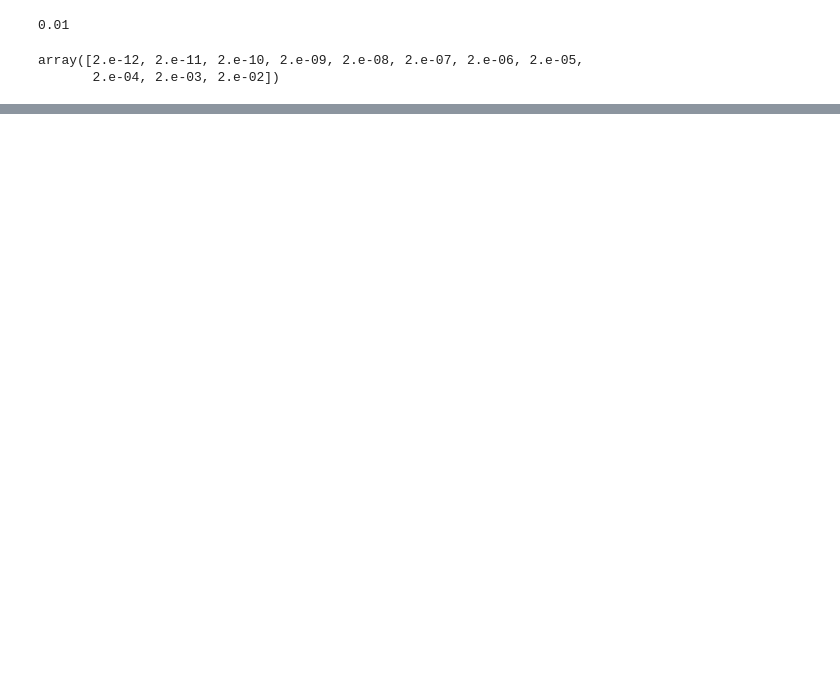
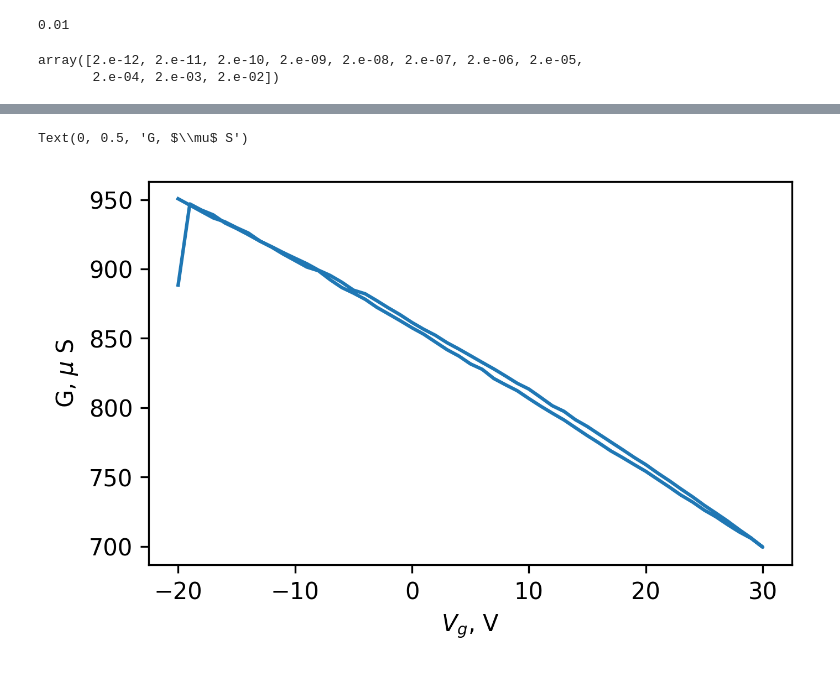
Before and after one commit to colnio/NUSLab, a Jupyter notebook: tst.ipynb, the cells around one changed output, grey strips where cells are left out. Cells and saved outputs as stored; diff of their text form; code cells hidden in the pictures; blank space fills up the shorter version.

```diff
--- a/tst.ipynb
+++ b/tst.ipynb
@@ -389,0 +313,4 @@ I, V
+# %%
+file = r"D:\Iurii\2025-10-26\gr_mobility_1_t1t6\data\FourProbeFET_gr_mobility_1_t1t6_FETFProbe_2025-10-26 15-07-41.data"
+df = pd.read_csv(file)
+df
@@ -389,0 +331,10 @@ I, V
+# %%
+plt.figure(figsize=(5, 3), dpi=300)
+
+plt.plot(df.GateVoltage, df.SourceDrainCurrent / df.ProbeVoltage * 1e6)
+
+plt.xlabel("$V_g$, V")
+plt.ylabel("G, $\\mu$ S")
+# %% [output]
+Text(0, 0.5, 'G, $\\mu$ S')
+[figure, added]
```
Also changed, not shown: parts of 38 cells of this notebook, 4 other files.
